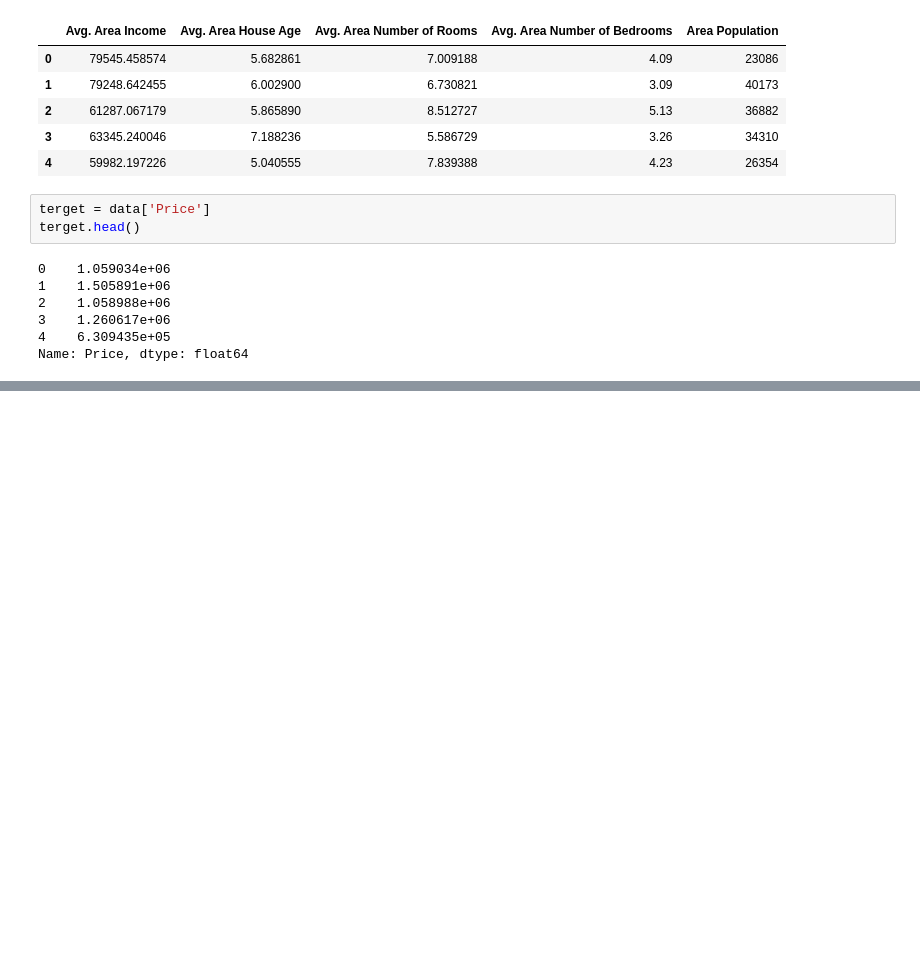
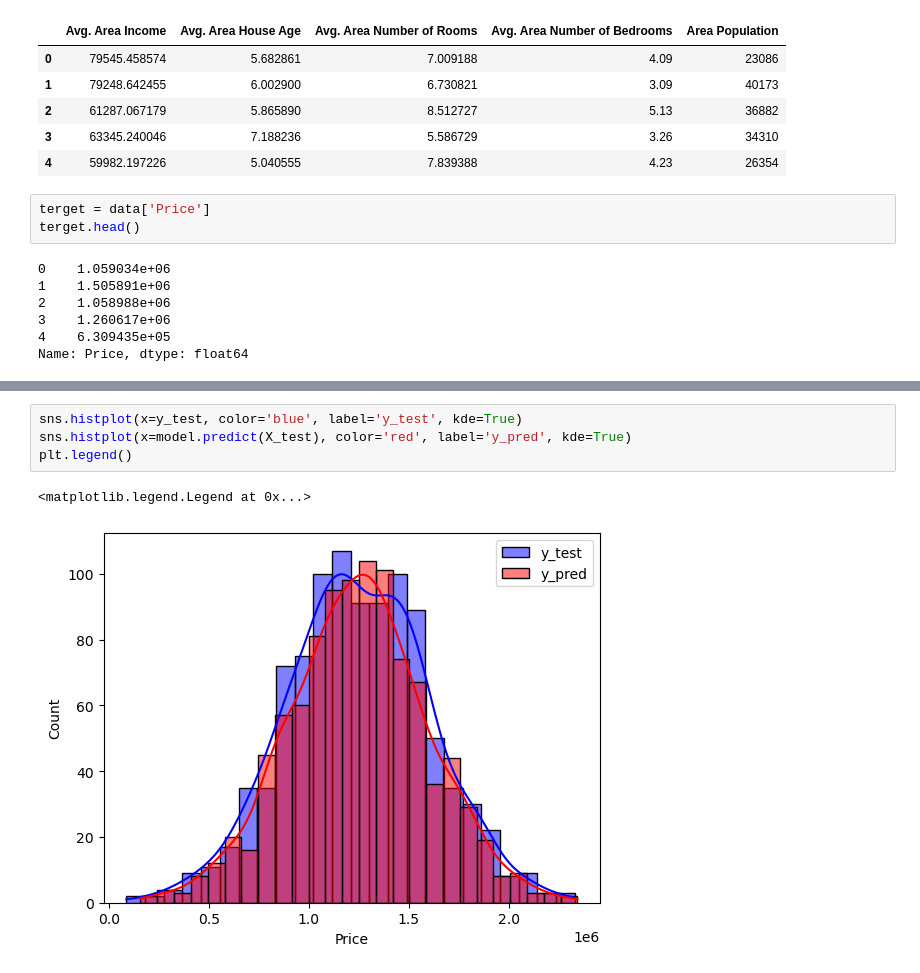
Before and after one commit to sahriyar70/Ai-ML, a Jupyter notebook: linear Regression/intro.ipynb, the cells around one changed output, grey strips where cells are left out. Drawn from its saved outputs; the diff is of its cells as text; blank space fills up the shorter version.

```diff
--- a/linear Regression/intro.ipynb
+++ b/linear Regression/intro.ipynb
@@ -93,0 +160,7 @@ Name: Price, dtype: float64
+# %%
+sns.histplot(x=y_test, color='blue', label='y_test', kde=True)
+sns.histplot(x=model.predict(X_test), color='red', label='y_pred', kde=True)
+plt.legend()
+# %% [output]
+<matplotlib.legend.Legend at 0x...>
+[figure, added]
```
Also changed, not shown: parts of 12 cells of this notebook.
